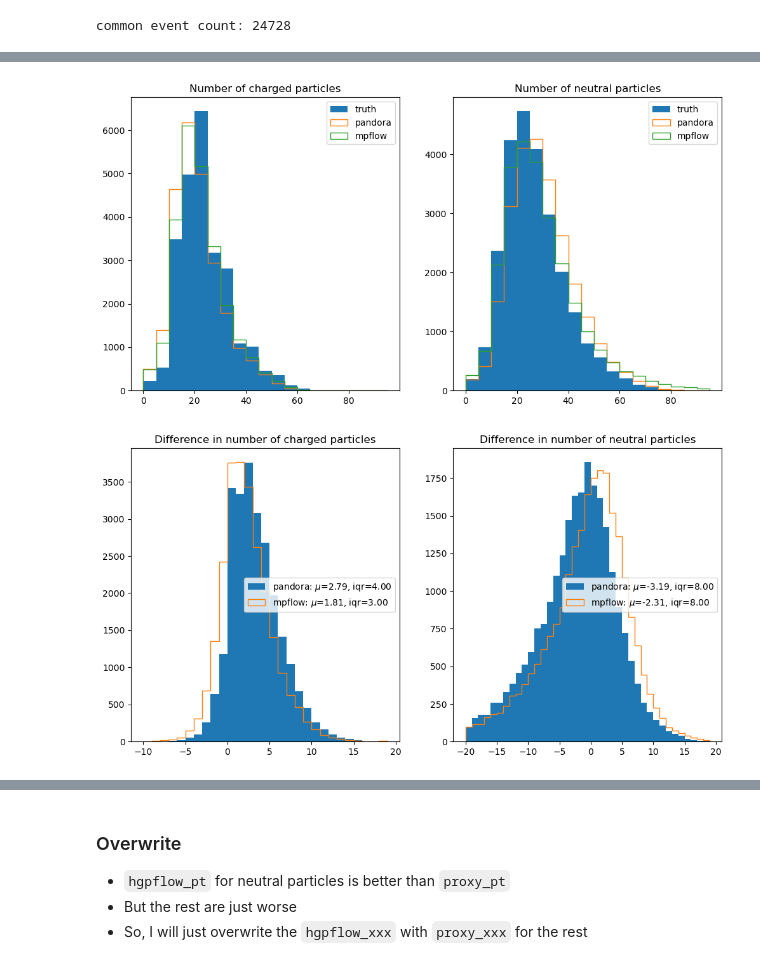
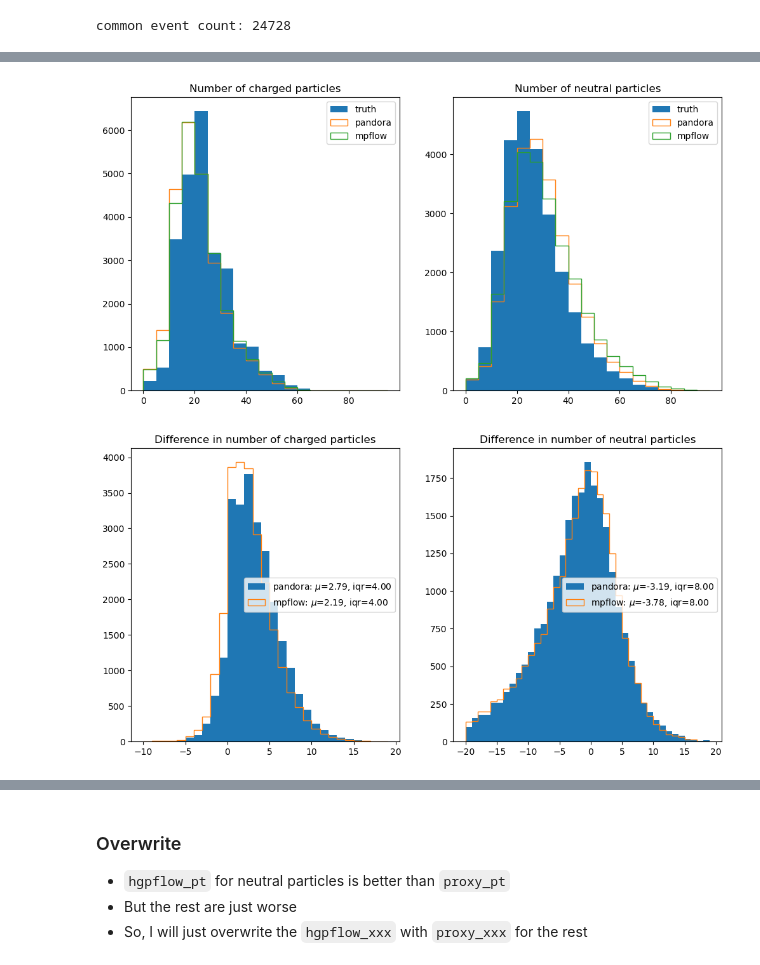
Before and after one commit to sunnyw22/hepattn, a Jupyter notebook: src/hepattn/experiments/clic/notebooks/clic_performance.ipynb, the cells around one changed output, grey strips where cells are left out. Drawn from its saved outputs; the diff is of its cells as text; code cells hidden in the pictures.

```diff
--- a/src/hepattn/experiments/clic/notebooks/clic_performance.ipynb
+++ b/src/hepattn/experiments/clic/notebooks/clic_performance.ipynb
@@ -20,7 +20,7 @@ SAVE_FIG = False
 os.makedirs(save_dir, exist_ok=True)
 # %%
 net_dict = {
-    'mpflow' : '/storage/agrp/dmitrykl/hgpf/hepattn/src/hepattn/experiments/clic/logs/CLIC_Pflow_Full_20250607-T234846/ckpts/epoch=082-val_loss=5.71306__test.root',
+    "mpflow": "/storage/agrp/dmitrykl/hgpf/hepattn/src/hepattn/experiments/clic/logs/CLIC_Pflow_FullDiceFix_20250611-T181526/ckpts/epoch=172-val_loss=3.29018__test.root",
     # 'hgpflow' : '/storage/agrp/nilotpal/HGPFlow_v2/experiments/hgpflow_v2/clicxminixbig1x2xs2xxxds7kirm1yo/inference/ee_qq_new/pred_test_p8_ee_qq_ecm380_20k_seg_bw0.3_nocut_merged.root',
     # 'hgpflow'
 }
@@ -120,21 +120,21 @@ for key in perf_obj.data.keys():
 # %%
 fig, ax = plt.subplots(1, 2, figsize=(12, 6))
 
-ax[0].hist(n_charged_truth, bins=np.arange(0, 100, 5), histtype='stepfilled', label='truth')
-ax[1].hist(n_neutral_truth, bins=np.arange(0, 100, 5), histtype='stepfilled', label='truth')
-ax[0].hist(n_charged_pandora, bins=np.arange(0, 100, 5), histtype='step', label='pandora')
-ax[1].hist(n_neutral_pandora, bins=np.arange(0, 100, 5), histtype='step', label='pandora')
+ax[0].hist(n_charged_truth, bins=np.arange(0, 100, 5), histtype="stepfilled", label="truth")
+ax[1].hist(n_neutral_truth, bins=np.arange(0, 100, 5), histtype="stepfilled", label="truth")
+ax[0].hist(n_charged_pandora, bins=np.arange(0, 100, 5), histtype="step", label="pandora")
+ax[1].hist(n_neutral_pandora, bins=np.arange(0, 100, 5), histtype="step", label="pandora")
 for key in perf_obj.data.keys():
-    n_charged, n_neutral = perf_obj.data[key]['n_charged'], perf_obj.data[key]['n_neutral']
-    ax[0].hist(n_charged, bins=np.arange(0, 100, 5), histtype='step', label=key)
-    ax[1].hist(n_neutral, bins=np.arange(0, 100, 5), histtype='step', label=key)
+    n_charged, n_neutral = perf_obj.data[key]["n_charged"], perf_obj.data[key]["n_neutral"]
+    ax[0].hist(n_charged, bins=np.arange(0, 100, 5), histtype="step", label=key)
+    ax[1].hist(n_neutral, bins=np.arange(0, 100, 5), histtype="step", label=key)
 ax[0].legend()
 ax[1].legend()
-ax[0].set_title('Number of charged particles')
-ax[1].set_title('Number of neutral particles')
+ax[0].set_title("Number of charged particles")
+ax[1].set_title("Number of neutral particles")
 plt.show()
 # %% [output]
-[figure, old version]
+[figure, new version]
 # %%
 from scipy.stats import iqr
 # %%
@@ -144,43 +144,19 @@ def _add_hist(ax, data, bins, label, histtype='step', **kwargs):
     ax.hist(data, bins=bins, histtype=histtype, label=label, **kwargs)
 # %%
 fig, ax = plt.subplots(1, 2, figsize=(12, 6))
-_add_hist(
-    ax[0],
-    n_charged_truth - n_charged_pandora,
-    bins=np.arange(-10, 20, 1),
-    histtype='stepfilled',
-    label='pandora'
-)
-_add_hist(
-    ax[1],
-    n_neutral_truth - n_neutral_pandora,
-    bins=np.arange(-20, 20, 1),
-    histtype='stepfilled',
-    label='pandora'
-)
+_add_hist(ax[0], n_charged_truth - n_charged_pandora, bins=np.arange(-10, 20, 1), histtype="stepfilled", label="pandora")
+_add_hist(ax[1], n_neutral_truth - n_neutral_pandora, bins=np.arange(-20, 20, 1), histtype="stepfilled", label="pandora")
 for key in perf_obj.data.keys():
-    n_charged, n_neutral = perf_obj.data[key]['n_charged'], perf_obj.data[key]['n_neutral']
-    _add_hist(
-        ax[0],
-        n_charged_truth - n_charged,
-        bins=np.arange(-10, 20, 1),
-        label=key,
-        histtype='step'
-    )
-    _add_hist(
-        ax[1],
-        n_neutral_truth - n_neutral,
-        bins=np.arange(-20, 20, 1),
-        label=key,
-        histtype='step'
-    )
+    n_charged, n_neutral = perf_obj.data[key]["n_charged"], perf_obj.data[key]["n_neutral"]
+    _add_hist(ax[0], n_charged_truth - n_charged, bins=np.arange(-10, 20, 1), label=key, histtype="step")
+    _add_hist(ax[1], n_neutral_truth - n_neutral, bins=np.arange(-20, 20, 1), label=key, histtype="step")
 ax[0].legend()
 ax[1].legend()
-ax[0].set_title('Difference in number of charged particles')
-ax[1].set_title('Difference in number of neutral particles')
+ax[0].set_title("Difference in number of charged particles")
+ax[1].set_title("Difference in number of neutral particles")
 plt.show()
 # %% [output]
-[figure, old version]
+[figure, new version]
 # %%
 plt.hist(n_charged + n_neutral)
 # %% [output]
```
Also changed, not shown: parts of 23 cells of this notebook, 10 other files.
